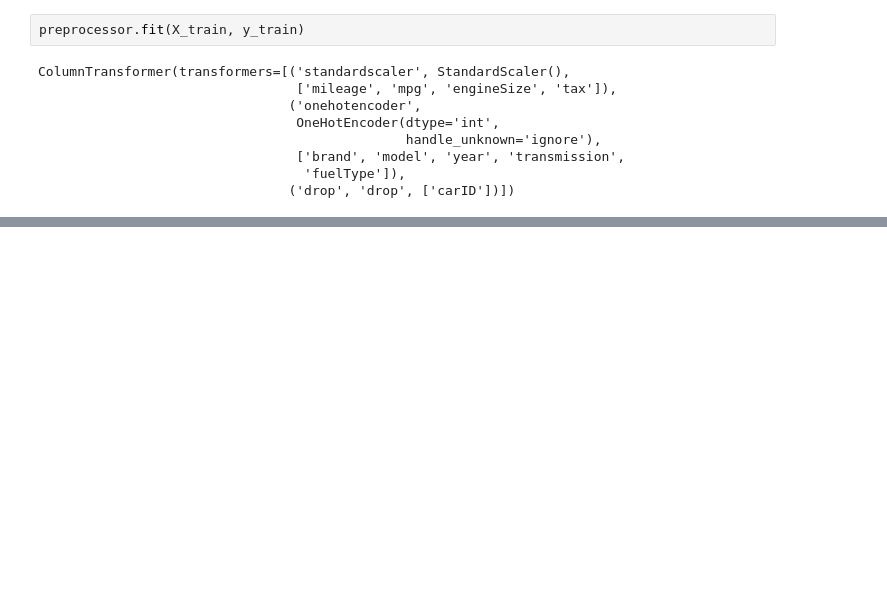
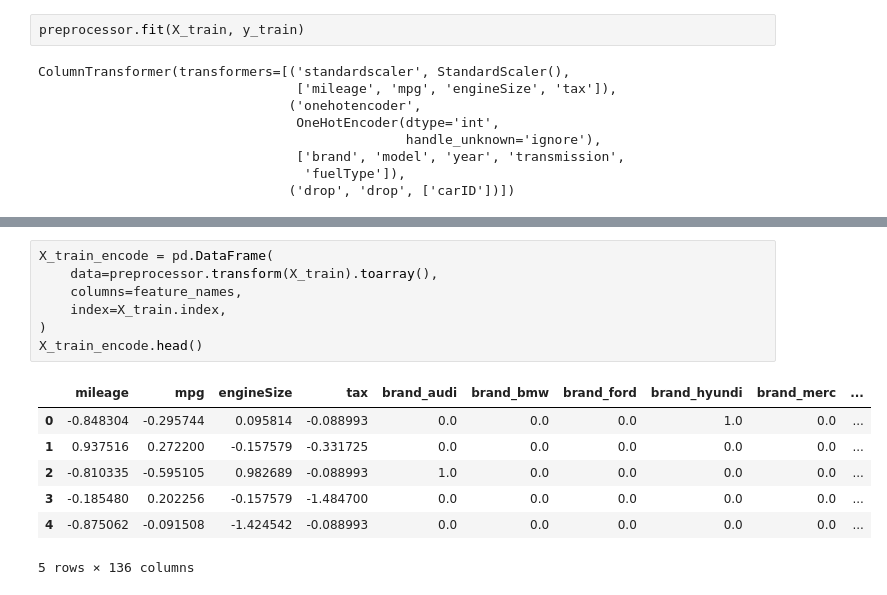
Before and after one commit to aimee0317/car_price_prediction, a Jupyter notebook: src/Model.ipynb, the cells around one changed output, grey strips where cells are left out. Cells and saved outputs as stored; diff of their text form; blank space fills up the shorter version.

```diff
--- a/src/Model.ipynb
+++ b/src/Model.ipynb
@@ -235,0 +244,15 @@ ColumnTransformer(transformers=[('standardscaler', StandardScaler(),
+# %%
+X_train_encode = pd.DataFrame(
+    data=preprocessor.transform(X_train).toarray(),
+    columns=feature_names,
+    index=X_train.index,
+)
+X_train_encode.head()
+# %% [output]
+|  | mileage | mpg | engineSize | tax | brand_audi | brand_bmw | brand_ford | brand_hyundi | brand_merc | ... |
+| 0 | -0.848304 | -0.295744 | 0.095814 | -0.088993 | 0.0 | 0.0 | 0.0 | 1.0 | 0.0 | ... |
+| 1 | 0.937516 | 0.272200 | -0.157579 | -0.331725 | 0.0 | 0.0 | 0.0 | 0.0 | 0.0 | ... |
+| 2 | -0.810335 | -0.595105 | 0.982689 | -0.088993 | 1.0 | 0.0 | 0.0 | 0.0 | 0.0 | ... |
+| 3 | -0.185480 | 0.202256 | -0.157579 | -1.484700 | 0.0 | 0.0 | 0.0 | 0.0 | 0.0 | ... |
+| 4 | -0.875062 | -0.091508 | -1.424542 | -0.088993 | 0.0 | 0.0 | 0.0 | 0.0 | 0.0 | ... |
+5 rows × 136 columns
```
Also changed, not shown: parts of 16 cells of this notebook.
